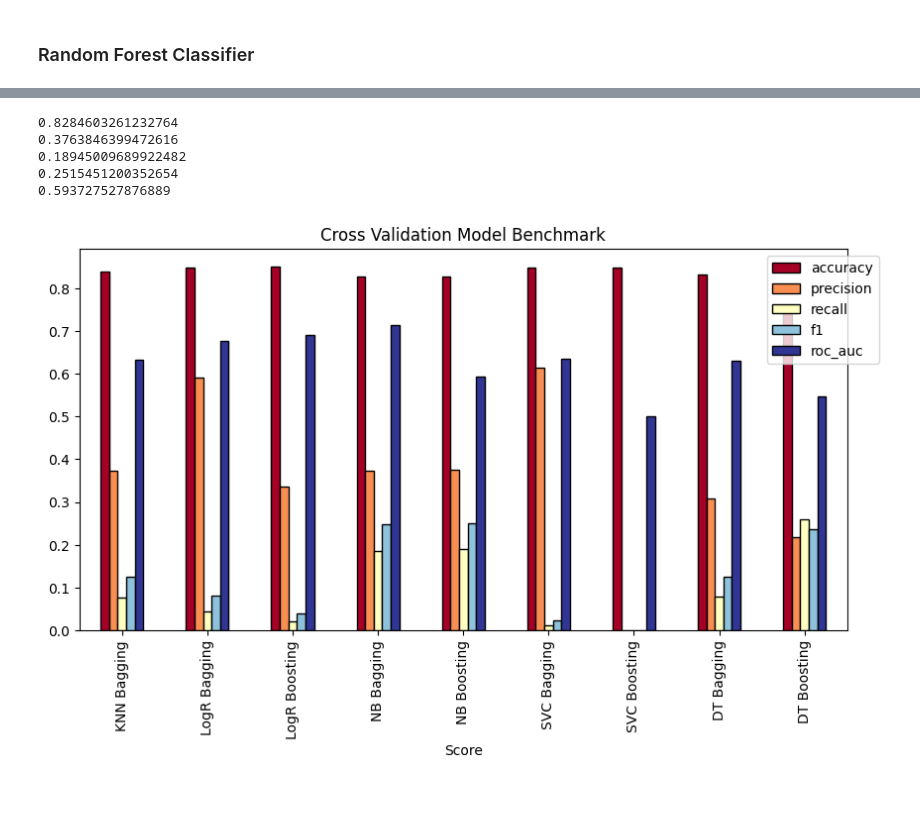
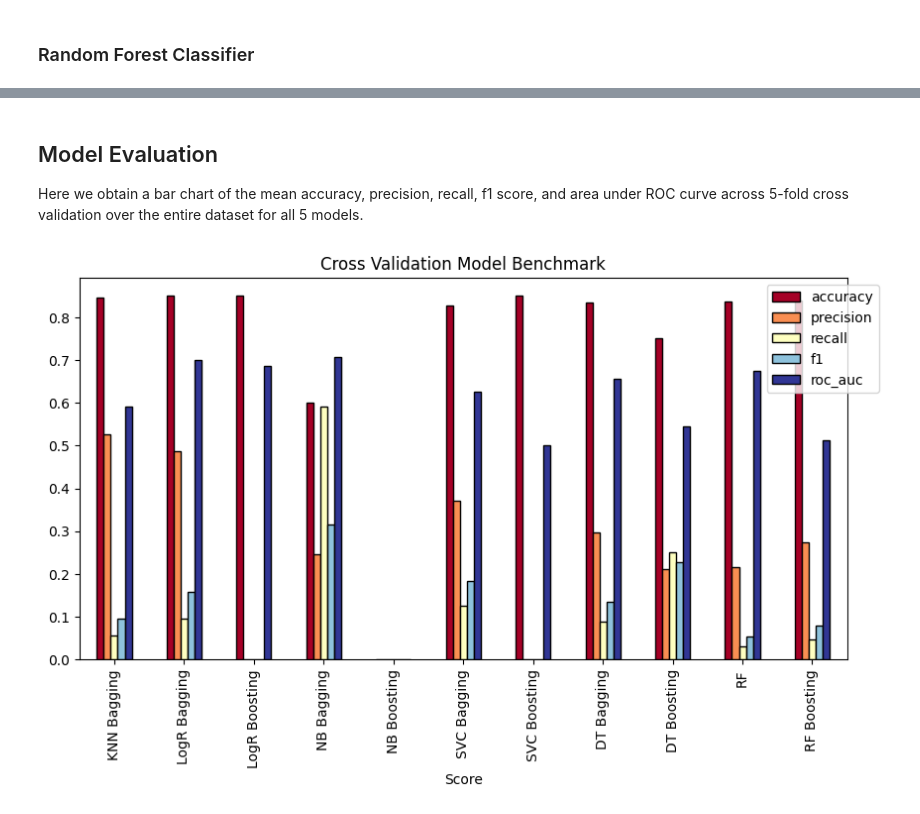
Before and after one commit to Elektroblade/cpsc499aml2024_final_project_team2_ditner_and_stobbe, a Jupyter notebook: cpsc499aml2024_final_project_team2_ditner_and_stobbe.ipynb, the cells around one changed output, grey strips where cells are left out. Saved outputs shown, nothing was run; the diff lists cells and outputs as text; code cells hidden in the pictures.

```diff
--- a/cpsc499aml2024_final_project_team2_ditner_and_stobbe.ipynb
+++ b/cpsc499aml2024_final_project_team2_ditner_and_stobbe.ipynb
@@ -80,3 +29,9 @@ raw_data = pd.read_csv("data/heart_disease.csv", sep=',')
+# %%
+raw_data = pd.read_csv("data/heart_disease.csv", sep=',')
+raw_data = raw_data.rename(columns={"age": "Age", "education": "Education", "currentSmoker": "Current Smoker", "cigsPerDay": "Cigarettes Per Day",
+                                    "BPMeds": "Blood Pressure Medications", "prevalentStroke": "Prevalent Stroke", "prevalentHyp": "Prevalent Hypertension",
+                                    "diabetes": "Diabetes", "totChol": "Total Cholesterol", "sysBP": "Systolic Blood Pressure", "diaBP": "Diastolic Blood Pressure",
+                                    "heartRate": "Heart Rate", "glucose": "Glucose"})
 # %%
 raw_data.head()
 # %% [output]
@@ -228,7 +183,7 @@ class TransformDropper(BaseEstimator, TransformerMixin):
 
     # Drop the specified columns (not rows, hence axis=1):
     def transform(self, X, y=None):
-        return X.drop(["education", "Gender", "!heartStroke", "Heart_ stroke"], axis=1, errors="ignore")
+        return X.drop(["Education", "Gender", "No Heart Stroke", "Heart_ stroke"], axis=1, errors="ignore")
 # %%
 from sklearn.pipeline import Pipeline
 
@@ -278,8 +233,8 @@ sns.heatmap(cleaned_data.corr(numeric_only=True), cmap="YlOrRd", annot=True, mas
 # %%
 def get_X_y(data):
 
-    X = data.drop(["heartStroke"], axis=1)
-    y = data["heartStroke"]
+    X = data.drop(["Heart Stroke"], axis=1)
+    y = data["Heart Stroke"]
 
     return X, y
 # %%
@@ -325 +287,6 @@ memory usage: 450.2 KB
+# %%
+from imblearn.over_sampling import SMOTE
+
+oversample = SMOTE(random_state=0)
+X_train, y_train = oversample.fit_resample(X_train, y_train)
 # %% [markdown]
@@ -878,74 +845,45 @@ Test ROC Score: 0.5384527176821344
+# %% [markdown]
+## Model Evaluation
+Here we obtain a bar chart of the mean accuracy, precision, recall, f1 score, and area under ROC curve across 5-fold cross validation
+over the entire dataset for all 5 models.
 # %%
 from sklearn.model_selection import KFold
 from sklearn.model_selection import cross_val_score
 from functools import reduce
 
-def plotModelScore(models, scoring):
-    results = []
-    names = []
-    scoring = 'accuracy'
-
-    for name, model in models:
-        kfold = KFold(n_splits=5, random_state=0, shuffle=True)
-        cv_results = cross_val_score(model, X_test, y_test, cv=kfold, scoring=scoring)
-        results.append(cv_results)
-        names.append(name)
-        msg = "%s: %f (%f)" % (name, cv_results.mean(), cv_results.std())
-        results.append(cv_results.mean())
-        print(msg)
-
-    plt.bar(names, results) # plots a line graph
-
-def plot_cv_score(X, y, models, cv = 5, scoring_list = None, refit = False, return_scores = False):
-    """
-            X: numpy_array/pandas dataframe n_rows, m_features
-            y: numpy_array/pandas dataframe n_rows
-            Plots min, max and avg kfold crosval_score for a list of models
-
-    """
-
+def bar_chart_cv_score(X, y, models, scoring_list, cv = 5, refit = False):
     names, mean_score = list(), list()
-    ldf = list()
+    models_score_list = list()
     mnames = list()
 
     for name, model in models:
 
         if refit:
             model.fit(X, y)
 
         for metric in scoring_list:
 
             score = cross_val_score(model, X, y, cv = cv, scoring = metric, n_jobs= -1)
             mean_score.append(np.mean(score))
 
-            if (name=='NB Boosting'):
-                print(np.mean(score))
-
         tmp = pd.DataFrame({name: mean_score}, index = scoring_list)
 
-        ldf.append(tmp)
+        models_score_list.append(tmp)
 
         mean_score = list()
 
-    frame_scores = reduce(lambda x,y: pd.merge(x,y, left_index = True, right_index = True), ldf).T
+    frame_scores = reduce(lambda x,y: pd.merge(x,y, left_index = True, right_index = True), models_score_list)
+    frame_scores = frame_scores.T
 
     fig, ax = plt.subplots(1,1, figsize = (10,5))
 
     frame_scores.plot.bar(ax = ax, cmap = 'RdYlBu', edgecolor = "black")
     ax.legend(bbox_to_anchor=(1.05, 1), loc = 'upper right')
     ax.set_xlabel("Score")
     ax.set_title("Cross Validation Model Benchmark")
 
-    if return_scores:
-        return frame_scores
-
 models = [['KNN Bagging', bag_knn], ['LogR Bagging', bag_logr], ['LogR Boosting', bst_logr], ['NB Bagging', bag_nb], ['NB Boosting', bst_nb],
-          ['SVC Bagging', bag_svc], ['SVC Boosting', bst_svc], ['DT Bagging', bag_dt], ['DT Boosting', bst_dt]]
-plot_cv_score(X, y, models, scoring_list=['accuracy', 'precision', 'recall', 'f1', 'roc_auc'])
+          ['SVC Bagging', bag_svc], ['SVC Boosting', bst_svc], ['DT Bagging', bag_dt], ['DT Boosting', bst_dt], ['RF', rf], ['RF Boosting', bst_rf]]
+bar_chart_cv_score(X, y, models, ['accuracy', 'precision', 'recall', 'f1', 'roc_auc'])
 # %% [output]
-0.8284603261232764
-0.3763846399472616
-0.18945009689922482
-0.2515451200352654
-0.593727527876889
-[figure, old version]
+[figure, new version]
```
Also changed, not shown: parts of 29 cells of this notebook, 4 other files.
